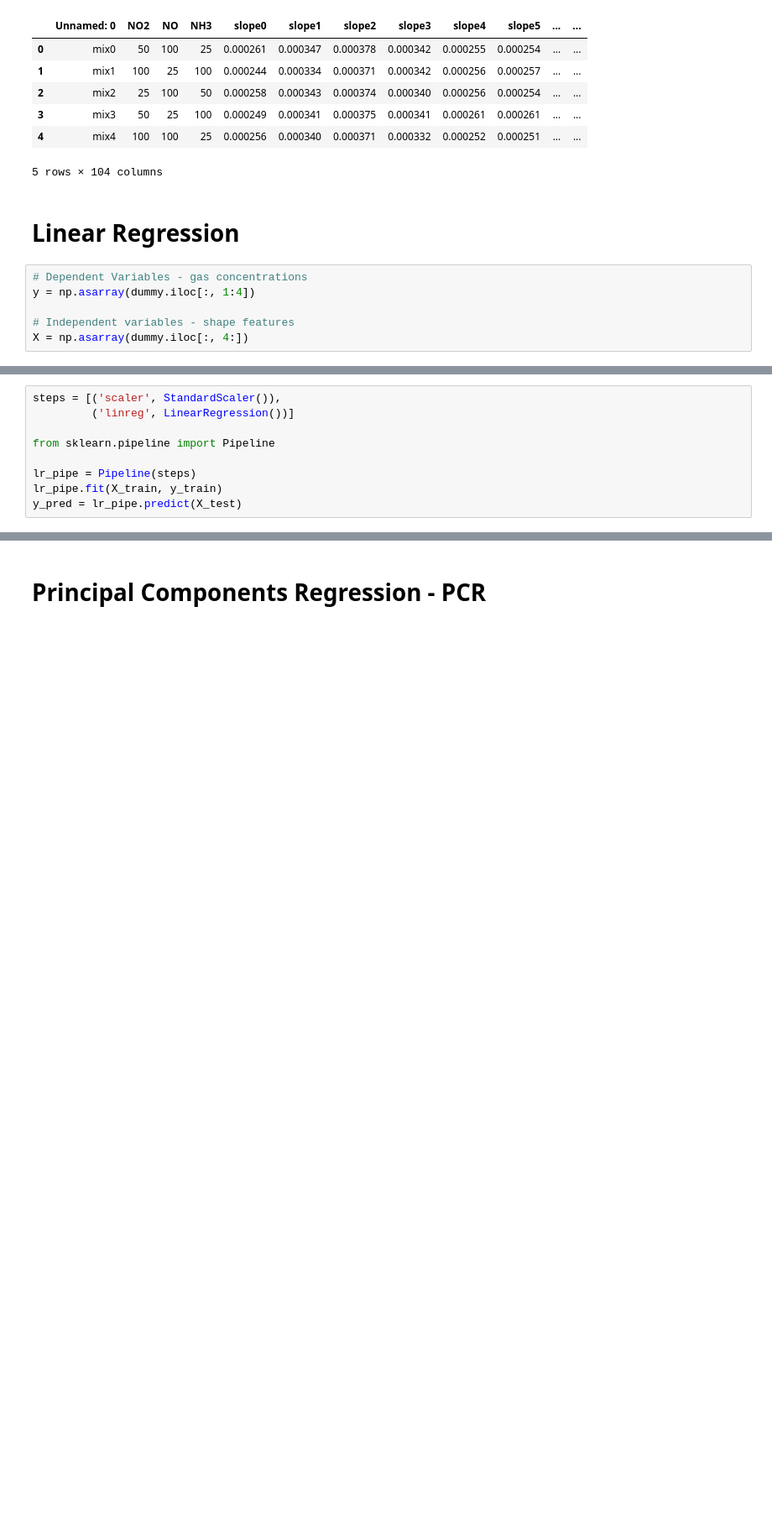
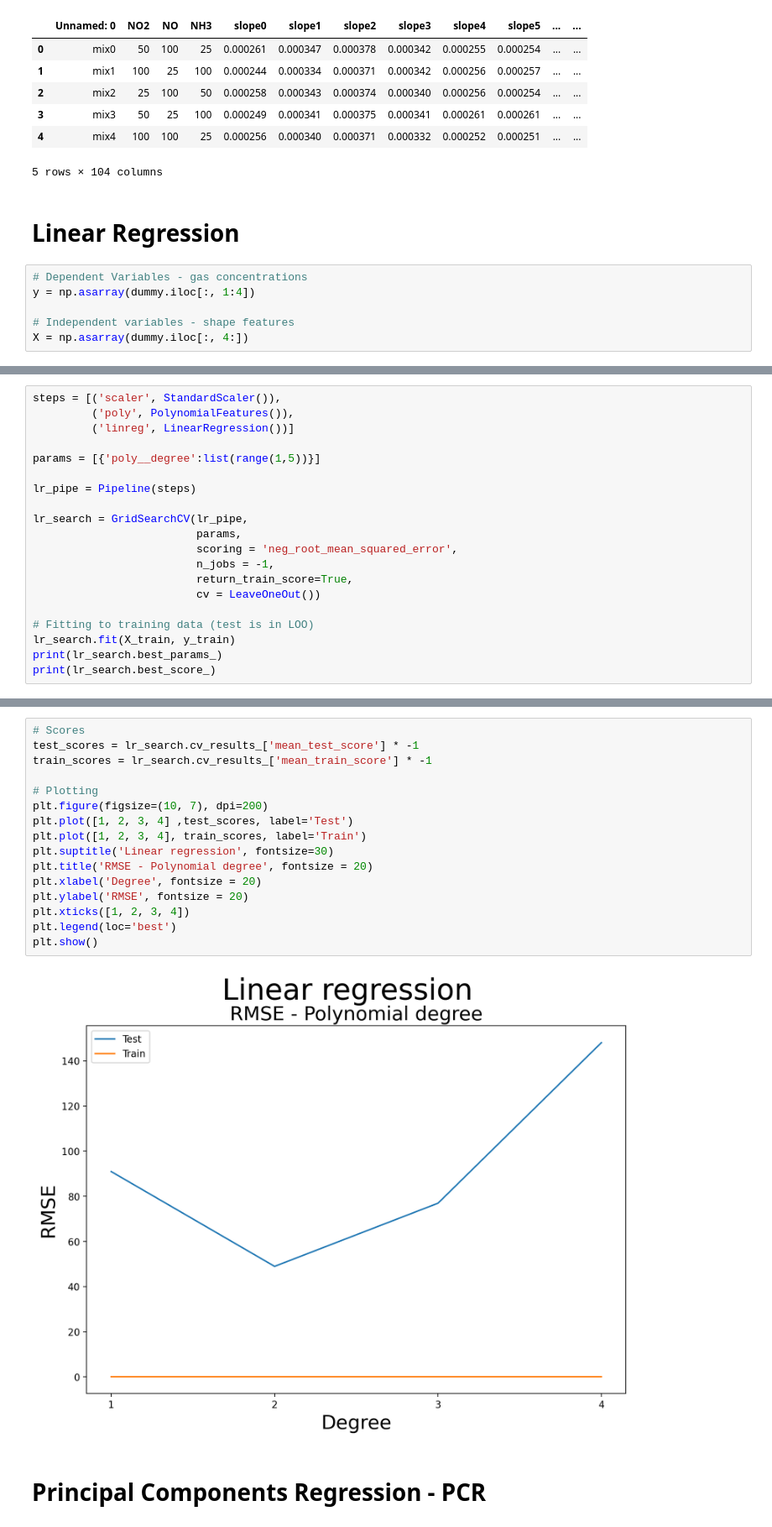
Before and after one commit to cosmourao/thesis, a Jupyter notebook: code/dummy_regression.ipynb, the cells around one changed output, grey strips where cells are left out. Shown: that part at 84% size. Cells and saved outputs as stored; diff of their text form; blank space fills up the shorter version.

```diff
--- a/code/dummy_regression.ipynb
+++ b/code/dummy_regression.ipynb
@@ -33,9 +53,0 @@ X_train, X_test, y_train, y_test = train_test_split(X, y, test_size=0.20, random
-# %%
-steps = [('scaler', StandardScaler()),
-         ('linreg', LinearRegression())]
-
-from sklearn.pipeline import Pipeline
-
-lr_pipe = Pipeline(steps)
-lr_pipe.fit(X_train, y_train)
-y_pred = lr_pipe.predict(X_test)
@@ -46,0 +54,20 @@ mean_squared_error(y_test, y_pred, squared = False)
+# %%
+steps = [('scaler', StandardScaler()),
+         ('poly', PolynomialFeatures()),
+         ('linreg', LinearRegression())]
+
+params = [{'poly__degree':list(range(1,5))}]
+
+lr_pipe = Pipeline(steps)
+
+lr_search = GridSearchCV(lr_pipe,
+                         params,
+                         scoring = 'neg_root_mean_squared_error',
+                         n_jobs = -1,
+                         return_train_score=True,
+                         cv = LeaveOneOut())
+
+# Fitting to training data (test is in LOO)
+lr_search.fit(X_train, y_train)
+print(lr_search.best_params_)
+print(lr_search.best_score_)
@@ -47,3 +80,21 @@ mean_squared_error(y_test, y_pred, squared = False)
+# %%
+# Scores
+test_scores = lr_search.cv_results_['mean_test_score'] * -1
+train_scores = lr_search.cv_results_['mean_train_score'] * -1
+
+# Plotting
+plt.figure(figsize=(10, 7), dpi=200)
+plt.plot([1, 2, 3, 4] ,test_scores, label='Test')
+plt.plot([1, 2, 3, 4], train_scores, label='Train')
+plt.suptitle('Linear regression', fontsize=30)
+plt.title('RMSE - Polynomial degree', fontsize = 20)
+plt.xlabel('Degree', fontsize = 20)
+plt.ylabel('RMSE', fontsize = 20)
+plt.xticks([1, 2, 3, 4])
+plt.legend(loc='best')
+plt.show()
+# %% [output]
+[figure, added]
 # %% [markdown]
 # Principal Components Regression - PCR
 # %%
```
Also changed, not shown: parts of 19 cells of this notebook, 1 other file.
